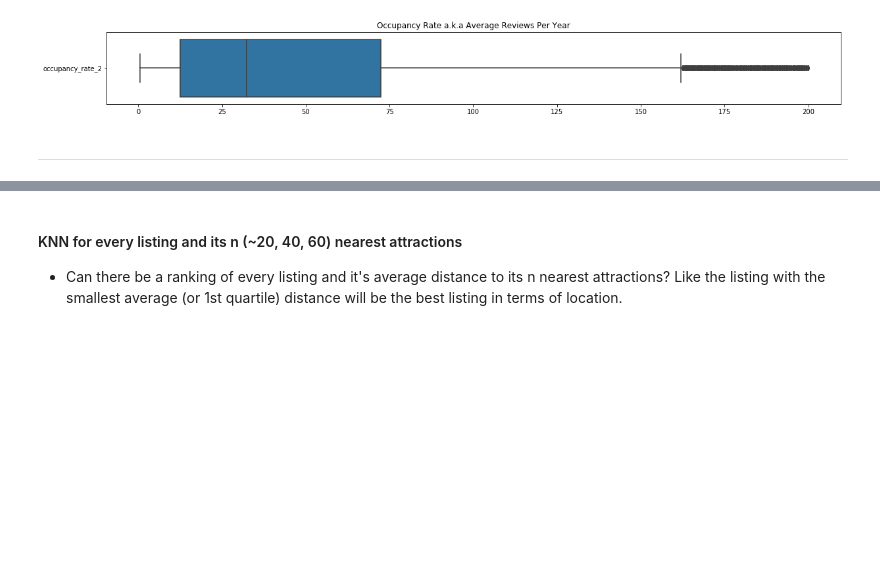
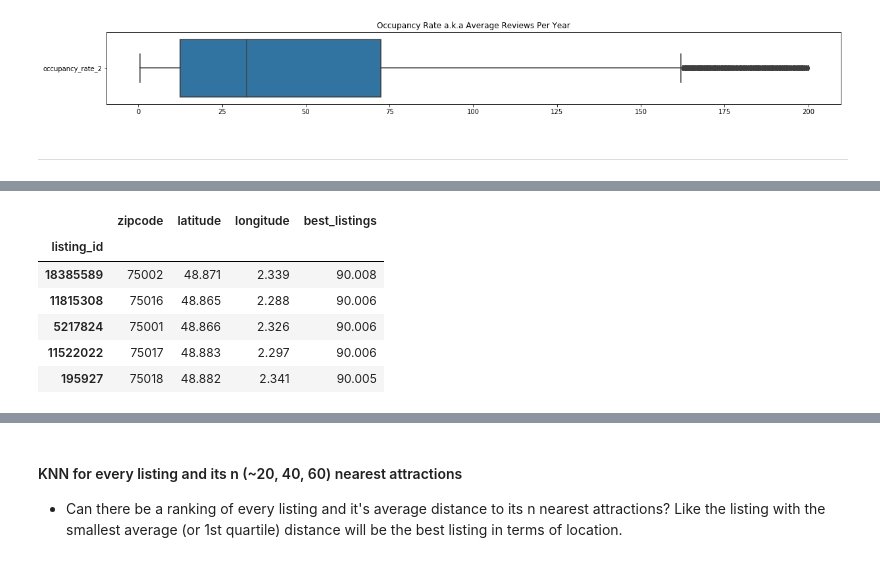
Before and after one commit to leegare/Airbnb-User-Preference-on-Listings, a Jupyter notebook: notebook/P4_Project.ipynb, the cells around one changed output, grey strips where cells are left out. Cells and saved outputs as stored; diff of their text form; code cells hidden in the pictures; blank space fills up the shorter version.

```diff
--- a/notebook/P4_Project.ipynb
+++ b/notebook/P4_Project.ipynb
@@ -96,0 +132,14 @@ fig.savefig('../images/PROJ_Occupancy_rate_scenario_2.png', bbox_inches='tight')
+# %%
+params_listings = data.loc[:,l_col]
+params_listings['best_listings'] = params_listings.mean(axis=1)
+
+best_listings = pd.merge(data[['zipcode','latitude','longitude']], params_listings[['best_listings']], right_index=True, left_index=True)
+best_listings.sort_values('best_listings',ascending=False).head()
+# %% [output]
+|  | zipcode | latitude | longitude | best_listings |
+| listing_id |  |  |  |  |
+| 18385589 | 75002 | 48.871 | 2.339 | 90.008 |
+| 11815308 | 75016 | 48.865 | 2.288 | 90.006 |
+| 5217824 | 75001 | 48.866 | 2.326 | 90.006 |
+| 11522022 | 75017 | 48.883 | 2.297 | 90.006 |
+| 195927 | 75018 | 48.882 | 2.341 | 90.005 |
```
Also changed, not shown: parts of 25 cells of this notebook, 16 other files.
